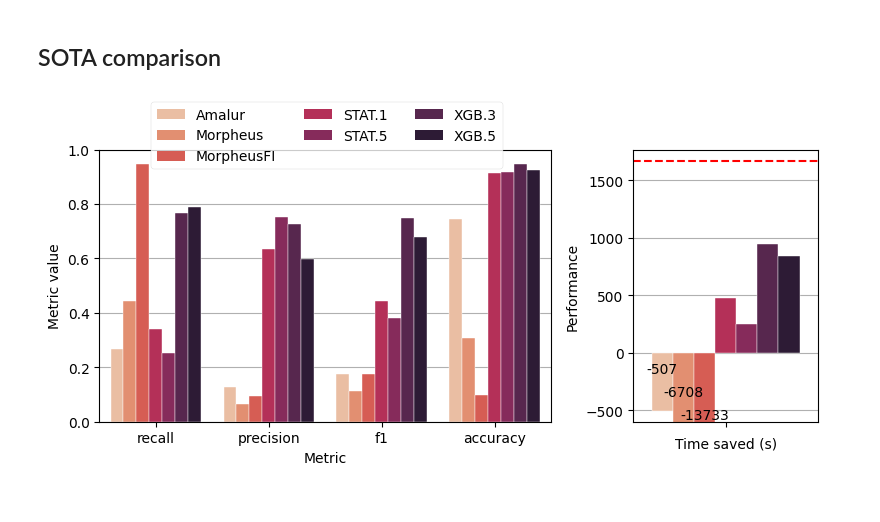
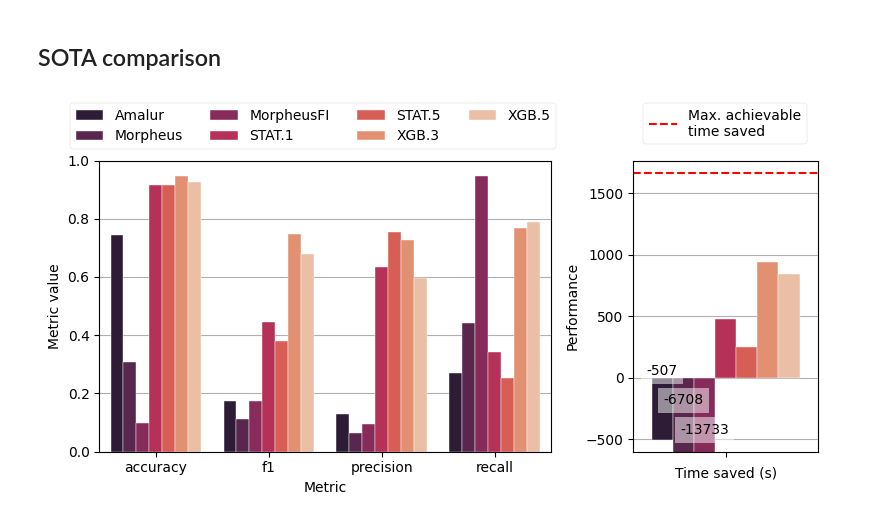
Before and after one commit to ptemarvelde/amalur-experiments, a Jupyter notebook: results/full_1/evaluation/evaluation.ipynb, the cells around one changed output. Drawn from its saved outputs; the diff is of its cells as text; code cells hidden in the pictures.

Commit message:
model updates

```diff
--- a/results/full_1/evaluation/evaluation.ipynb
+++ b/results/full_1/evaluation/evaluation.ipynb
@@ -43,7 +53,7 @@ file_to_name = {
     "XGB5_label.csv": "XGB.5",
 
 }
-for eval_type in ["new hardware", "new datasets", "full"]:
+for eval_type in ["new hardware", "real datasets", "full"]:
     val_df = result_df.loc[validate.index]
     if eval_type == "full":
         loc = val_df.index
@@ -119,7 +129,9 @@ merged_results = (
     eval_results.reset_index(names=["model", "eval_type"])
     .merge(pd.json_normalize(eval_results.speedup), left_index=True, right_index=True)
     .drop(columns="speedup")
-)
+).sort_values(['model', 'eval_type'])
+merged_results['fraction_of_optimal_performance'] =  merged_results.y_pred_time_saved / merged_results.y_true_time_saved
+merged_results['model_type'] = merged_results.model.str.contains('.', regex=False).replace({True: 'own', False: 'SOTA'})
 merged_results
 # %% [output]
 |  | model | eval_type | accuracy | precision | recall | f1 | y_true_mat_time | y_true_fact_time | ... |
@@ -142,0 +168,9 @@ merged_results
+# %%
+test_set_fraction_of_optimal_performance = pd.Series({
+    "XGB.3": 0.955262,
+    "XGB.5": 0.928276,
+    "STAT.1": 0.253900,
+    "STAT.5": 0.301963,
+})
+merged_results['test_set_fraction_of_optimal_performance'] = merged_results.model.map(test_set_fraction_of_optimal_performance)
+merged_results['performance_pct_vs_baseline'] = merged_results.fraction_of_optimal_performance / merged_results.test_set_fraction_of_optimal_performance * 100
@@ -142,0 +180,2 @@ merged_results
+# %%
+palette= sns.color_palette("rocket", len(merged_results.model.unique()))
@@ -149,10 +218,8 @@ merged_results
 #                    sns.set_hls_values(c, l=0.4),
 #                    c])
 # colors.pop(1)
-colors = sns.color_palette("rocket_r", 7)
 
-sns.set_context(rc = {'patch.linewidth': 0.3})
-fig, axs = plt.subplot_mosaic("AAB", figsize=(8, 4))
+fig, axs = plt.subplot_mosaic("AAB", figsize=(8, 3.7))
 melted_df = pd.melt(merged_results, id_vars=["model", "eval_type"], var_name="metric", value_name="metric_value").sort_values(by="model")
 max_time_saved = merged_results.y_true_time_saved.max()
 min_ylim = -600
@@ -164,44 +231,51 @@ def plot_metrics(ax, metrics: list, legend=True):
         x="metric",
         y="metric_value",
         hue="model",
-        palette=colors,
+        palette=palette,
         ax=ax,
     )
     if not legend:
         ax.get_legend().remove()
     else:
-        ax.legend(loc="upper left", bbox_to_anchor=(0.1, 1.20), ncol=3)
+        legend = ax.legend(loc="upper center", bbox_to_anchor=(1.0, 1.1), ncol=5, borderaxespad=-1)
     # Add metric values as text on top of every bar
     for i, p in enumerate(ax.patches):
         p.set_edgecolor("white")
         fmt = ".2f" if abs(p.get_height()) < 1 else ".0f"
         height = p.get_height()
         if height <( min_ylim+100):
             ax.annotate(
                 format(p.get_height(),fmt),
-                (p.get_x() + p.get_width() / 2.0, 100*(i+1)*-2),
+                (p.get_x() + p.get_width() / 2.0, 120*i*-2),
                 ha="center",
                 va="center",
                 xytext=(0, 5),
                 textcoords="offset points",
+                bbox={"facecolor": "white", "alpha": 0.5, "edgecolor": "none"},
             )
+    return legend
 
 ax_left = axs["A"]
 ax_right = axs["B"]
-plot_metrics(ax_left, ["accuracy", "precision", "recall", "f1"])
-plot_metrics(ax_right, ["y_pred_time_saved"], legend=False)
+plot_metrics(ax_left, ["accuracy", "precision", "recall", "f1"], legend=False)
+plot_metrics(ax_right, ["y_pred_time_saved"], legend=True)
 
 ax_left.set_xlabel("Metric")
 ax_left.set_ylabel("Metric value" )
 ax_left.set_ylim(0., 1.)
 
-ax_right.axhline(max_time_saved, ls="--", color="red", label="Maximum achievable time saved")
+ax_right.axhline(max_time_saved, ls="--", color="red", label="Max. achievable\ntime saved",)
 ax_right.set_ylim(min_ylim, max_time_saved+100)
 ax_right.set_xlabel("Time saved (s)")
 ax_right.set_ylabel("Performance")
 ax_right.set_xticklabels(labels=[None])
 
+handles, labels = ax_right.get_legend_handles_labels()
+l1 = fig.legend(handles[1:], labels[1:], ncols=4, loc="upper center", bbox_to_anchor=(0.35, 1.1), borderaxespad=0)
+ax_right.legend().remove()
+l2 = fig.legend([handles[0]], [labels[0]], loc="upper center", bbox_to_anchor=(0.865, 1.1), borderaxespad=0)
+
 fig.tight_layout()
 fig.savefig("/home/pepijn/Documents/uni/y5/thesis/writing/overleaf/chapters/06_evaluation/figures/eval_sota_results.pdf", bbox_inches="tight")
 # %% [output]
-[figure, old version]
+[figure, new version]
```
Also changed, not shown: parts of 8 cells of this notebook, 4 other files.
